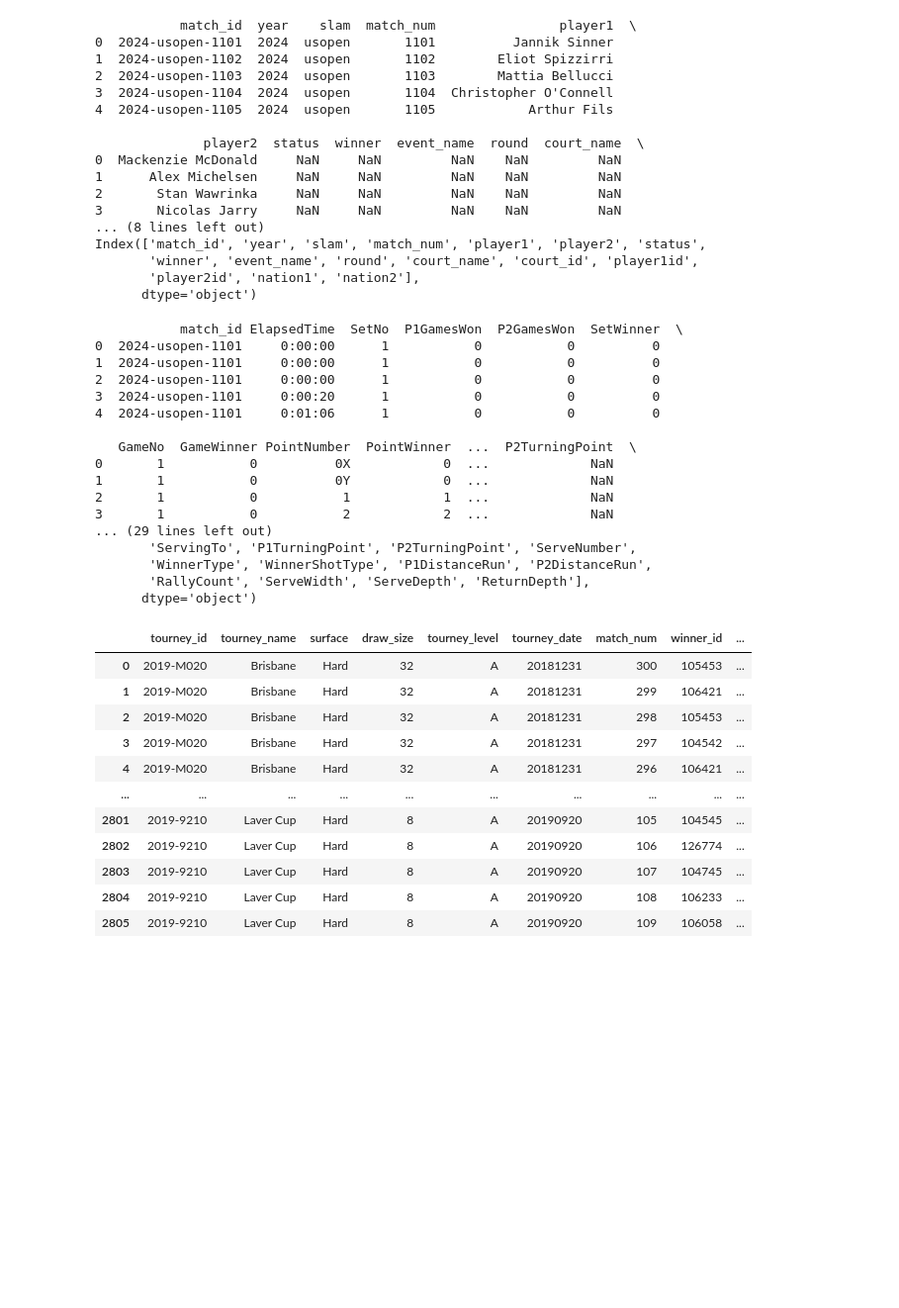
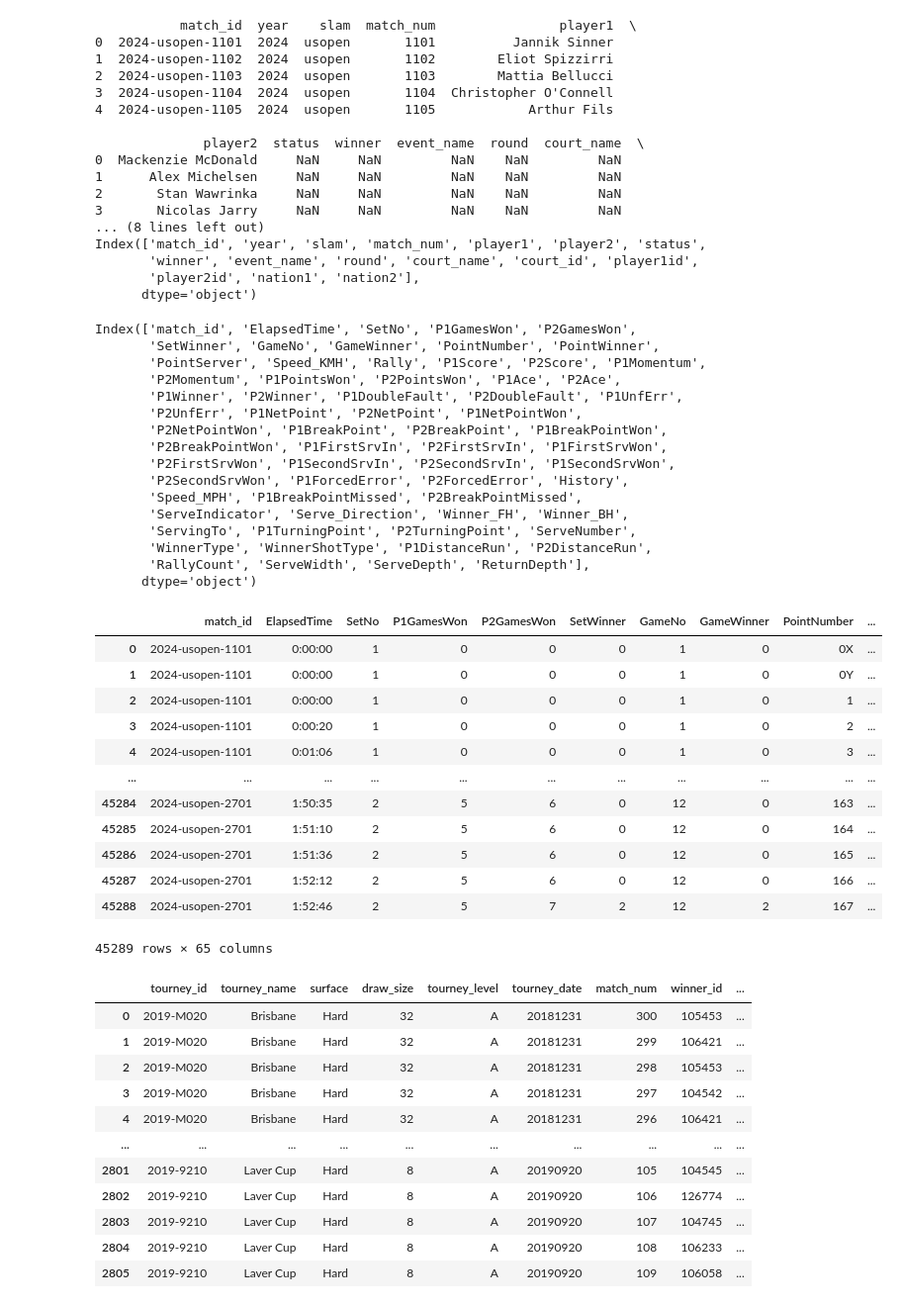
Before and after one commit to phoenox001/TennisMatchAnalysis, a Jupyter notebook: notebooks/eda.ipynb, the cells around one changed output. Shown at 99% size. Drawn from its saved outputs; the diff is of its cells as text; code cells hidden in the pictures; blank space fills up the shorter version.

Commit message:
finished preprocessing atp_matches.py, player_rankings.py

```diff
--- a/notebooks/eda.ipynb
+++ b/notebooks/eda.ipynb
@@ -201,26 +208,38 @@ Index(['match_id', 'year', 'slam', 'match_num', 'player1', 'player2', 'status',
 # %%
 # points data
 points_data = pd.read_csv('../data/slam_pointbypoint/2024-usopen-points.csv')
-print(points_data.head())
 print(points_data.columns)
+points_data
 # %% [output]
-           match_id ElapsedTime  SetNo  P1GamesWon  P2GamesWon  SetWinner  \
-0  2024-usopen-1101     0:00:00      1           0           0          0
-1  2024-usopen-1101     0:00:00      1           0           0          0
-2  2024-usopen-1101     0:00:00      1           0           0          0
-3  2024-usopen-1101     0:00:20      1           0           0          0
-4  2024-usopen-1101     0:01:06      1           0           0          0
-
-   GameNo  GameWinner PointNumber  PointWinner  ...  P2TurningPoint  \
-0       1           0          0X            0  ...             NaN
-1       1           0          0Y            0  ...             NaN
-2       1           0           1            1  ...             NaN
-3       1           0           2            2  ...             NaN
-... (29 lines left out)
+Index(['match_id', 'ElapsedTime', 'SetNo', 'P1GamesWon', 'P2GamesWon',
+       'SetWinner', 'GameNo', 'GameWinner', 'PointNumber', 'PointWinner',
+       'PointServer', 'Speed_KMH', 'Rally', 'P1Score', 'P2Score', 'P1Momentum',
+       'P2Momentum', 'P1PointsWon', 'P2PointsWon', 'P1Ace', 'P2Ace',
+       'P1Winner', 'P2Winner', 'P1DoubleFault', 'P2DoubleFault', 'P1UnfErr',
+       'P2UnfErr', 'P1NetPoint', 'P2NetPoint', 'P1NetPointWon',
+       'P2NetPointWon', 'P1BreakPoint', 'P2BreakPoint', 'P1BreakPointWon',
+       'P2BreakPointWon', 'P1FirstSrvIn', 'P2FirstSrvIn', 'P1FirstSrvWon',
+       'P2FirstSrvWon', 'P1SecondSrvIn', 'P2SecondSrvIn', 'P1SecondSrvWon',
+       'P2SecondSrvWon', 'P1ForcedError', 'P2ForcedError', 'History',
+       'Speed_MPH', 'P1BreakPointMissed', 'P2BreakPointMissed',
+       'ServeIndicator', 'Serve_Direction', 'Winner_FH', 'Winner_BH',
        'ServingTo', 'P1TurningPoint', 'P2TurningPoint', 'ServeNumber',
        'WinnerType', 'WinnerShotType', 'P1DistanceRun', 'P2DistanceRun',
        'RallyCount', 'ServeWidth', 'ServeDepth', 'ReturnDepth'],
       dtype='object')
+|  | match_id | ElapsedTime | SetNo | P1GamesWon | P2GamesWon | SetWinner | GameNo | GameWinner | PointNumber | ... |
+| 0 | 2024-usopen-1101 | 0:00:00 | 1 | 0 | 0 | 0 | 1 | 0 | 0X | ... |
+| 1 | 2024-usopen-1101 | 0:00:00 | 1 | 0 | 0 | 0 | 1 | 0 | 0Y | ... |
+| 2 | 2024-usopen-1101 | 0:00:00 | 1 | 0 | 0 | 0 | 1 | 0 | 1 | ... |
+| 3 | 2024-usopen-1101 | 0:00:20 | 1 | 0 | 0 | 0 | 1 | 0 | 2 | ... |
+| 4 | 2024-usopen-1101 | 0:01:06 | 1 | 0 | 0 | 0 | 1 | 0 | 3 | ... |
+| ... | ... | ... | ... | ... | ... | ... | ... | ... | ... | ... |
+| 45284 | 2024-usopen-2701 | 1:50:35 | 2 | 5 | 6 | 0 | 12 | 0 | 163 | ... |
+| 45285 | 2024-usopen-2701 | 1:51:10 | 2 | 5 | 6 | 0 | 12 | 0 | 164 | ... |
+| 45286 | 2024-usopen-2701 | 1:51:36 | 2 | 5 | 6 | 0 | 12 | 0 | 165 | ... |
+| 45287 | 2024-usopen-2701 | 1:52:12 | 2 | 5 | 6 | 0 | 12 | 0 | 166 | ... |
+| 45288 | 2024-usopen-2701 | 1:52:46 | 2 | 5 | 7 | 2 | 12 | 2 | 167 | ... |
+45289 rows × 65 columns
 # %%
 # add match_id to atp_matches
 match['match_id'] = match['tourney_id'] + '-' + match['match_num'].astype('str')
```
Also changed, not shown: parts of 2 cells of this notebook, 3 other files.
